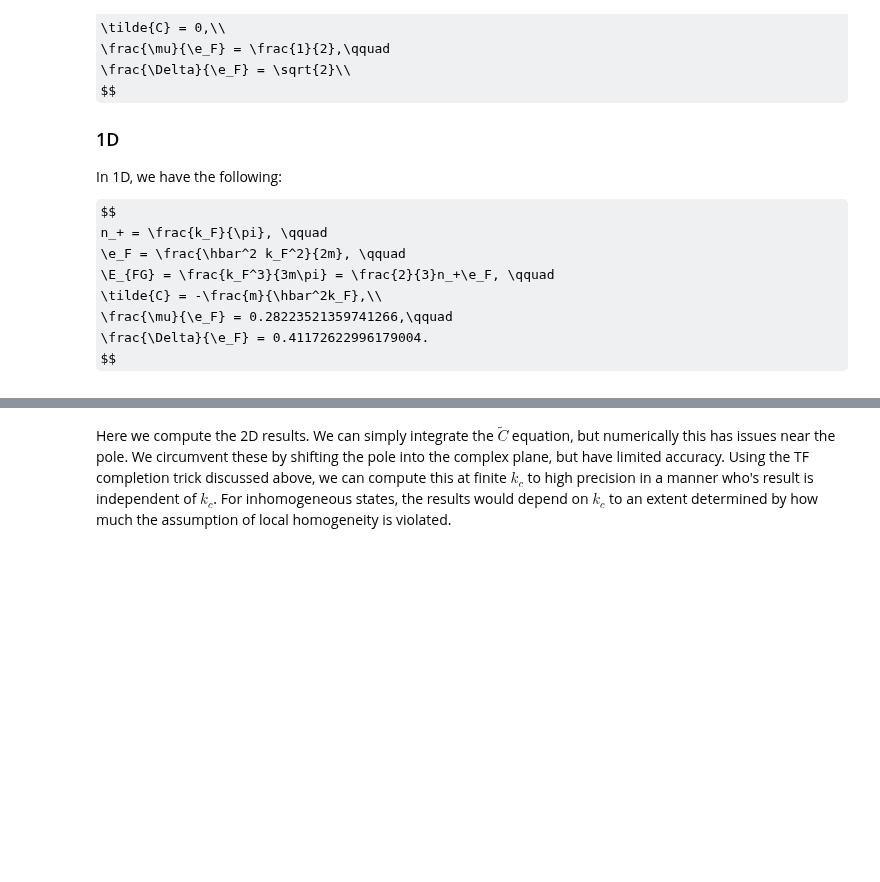
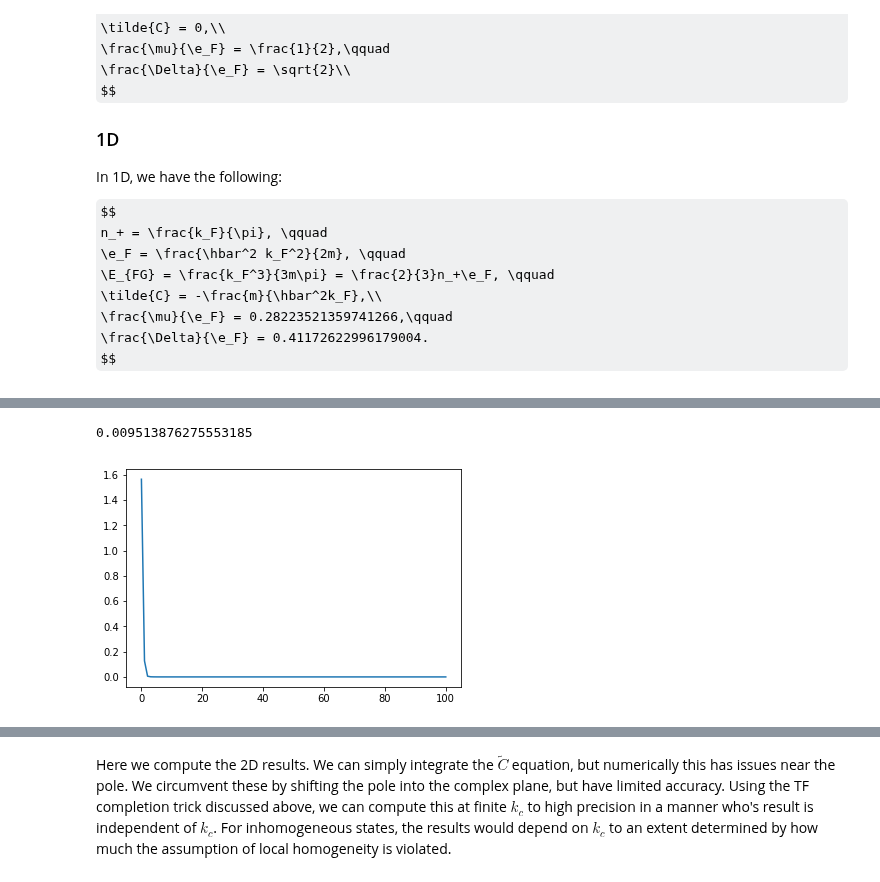
Before and after one commit to Chunde/QuantumFermionicTheory, a Jupyter notebook: mmf-hfb/Docs/2D Vortex.ipynb, the cells around one changed output, grey strips where cells are left out. Saved outputs shown, nothing was run; the diff lists cells and outputs as text; code cells hidden in the pictures; some formulas as TeX source; blank space fills up the shorter version.

```diff
--- a/mmf-hfb/Docs/2D Vortex.ipynb
+++ b/mmf-hfb/Docs/2D Vortex.ipynb
@@ -345,6 +351,11 @@ s.get_R_twist_average((mu, mu), delta)[0,0], nF
 # %%
 k = np.linspace(0, 100, 100)
-plt.plot(k, tf_completion.n_p_integrand(k**2, **args))
-np.trapz(tf_completion.n_p_integrand(k**2, **args)*k**2/2/np.pi**2, k)
+if 'd' in args:
+    del args['d']
+plt.plot(k, tf.n_p_integrand(k**2,k**2, **args))
+np.trapz(tf.n_p_integrand(k**2, k**2,  **args)*k**2/2/np.pi**2, k)
+# %% [output]
+0.009513876275553185
+[figure, added]
 # %%
 from scipy.optimize import brentq
```
Also changed, not shown: parts of 13 cells of this notebook, 17 other files.
